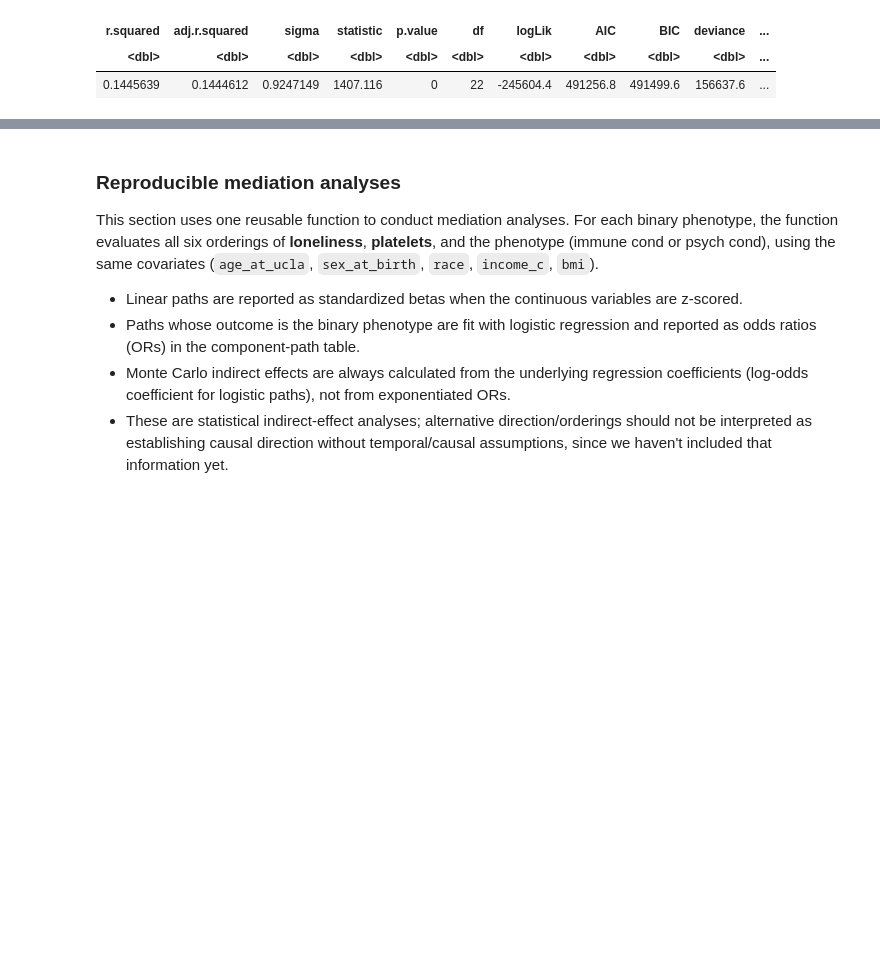
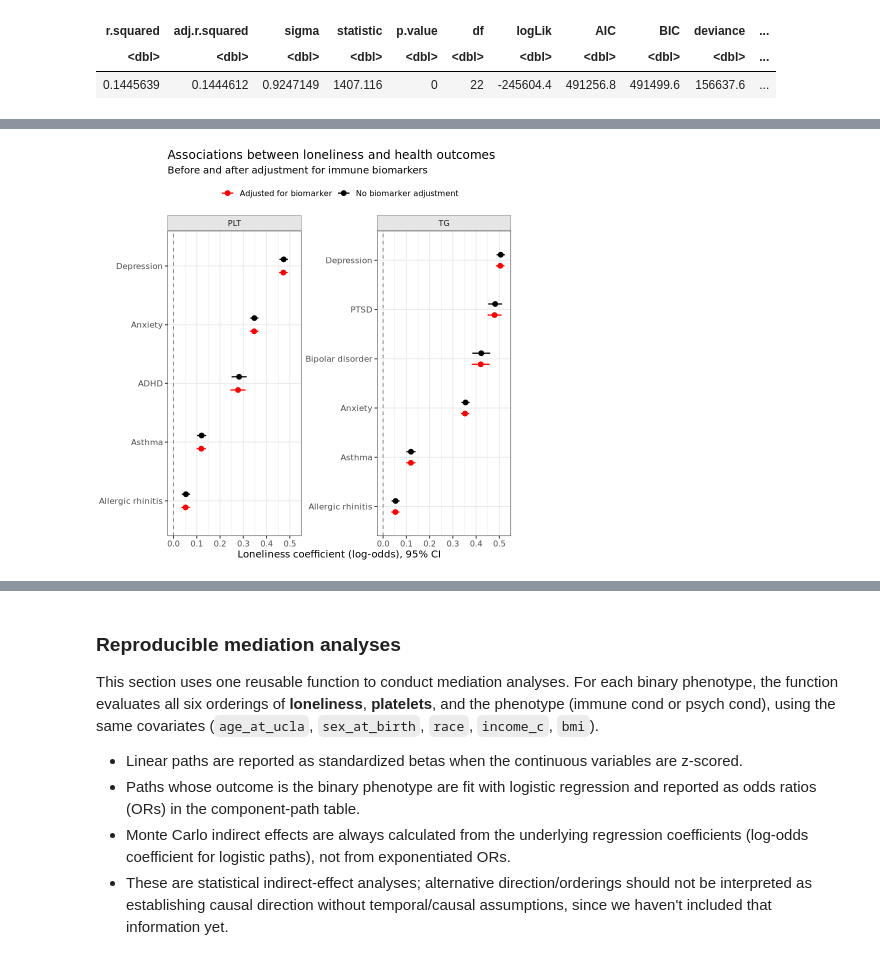
Before and after one commit to ellenmartin11/immune-loneliness, a Jupyter notebook: scripts/AoU/SOBP_Adjusted_Analyses_reproducible_mediation.ipynb, the cells around one changed output, grey strips where cells are left out. Drawn from its saved outputs; the diff is of its cells as text; code cells hidden in the pictures; blank space fills up the shorter version.

```diff
--- a/scripts/AoU/SOBP_Adjusted_Analyses_reproducible_mediation.ipynb
+++ b/scripts/AoU/SOBP_Adjusted_Analyses_reproducible_mediation.ipynb
@@ -2314,0 +2542,9 @@ system(
+# %%
+# within family BH-FDR correction
+loneliness_mediation_results <- loneliness_mediation_results %>%
+  group_by(mediator) %>%
+  mutate(
+    p_fdr = p.adjust(p_indirect, method = "BH"),
+    fdr_significant = p_fdr < 0.05
+  ) %>%
+  ungroup()
@@ -2314,0 +2765,75 @@ system(
+# %%
+pd <- position_dodge(width = 0.45)
+
+p_attenuation <- ggplot(
+  attenuation_dat,
+  aes(
+    x = estimate,
+    y = outcome_plot,
+    color = effect_type
+  )
+) +
+  geom_vline(
+    xintercept = 0,
+    linetype = "dashed",
+    linewidth = 0.5,
+    color = "grey50"
+  ) +
+
+  geom_errorbarh(
+    aes(
+      xmin = ci_low,
+      xmax = ci_high
+    ),
+    height = 0,
+    linewidth = 0.7,
+    position = pd
+  ) +
+
+  geom_point(
+    size = 2.5,
+    position = pd
+  ) +
+
+  facet_wrap(
+    ~ mediator_panel,
+    scales = "free_y",
+    nrow = 1
+  ) +
+
+  tidytext::scale_y_reordered() +
+
+  scale_color_manual(
+    values = c(
+      "No biomarker adjustment" = "black",
+      "Adjusted for biomarker" = "red"
+    ),
+    breaks = c(
+      "Adjusted for biomarker",
+      "No biomarker adjustment"
+    )
+  ) +
+
+  labs(
+    title = "Associations between loneliness and health outcomes",
+    subtitle = "Before and after adjustment for immune biomarkers",
+    x = "Loneliness coefficient (log-odds), 95% CI",
+    y = NULL,
+    color = NULL
+  ) +
+
+  theme_bw(base_size = 12) +
+  theme(
+    legend.position = "top",
+    strip.background = element_rect(
+      fill = "grey90",
+      color = "grey50"
+    ),
+
+    axis.text.y = element_text(
+      size = 10
+    )
+  )
+
+p_attenuation
+# %% [output]
@@ -2314,0 +2841 @@ system(
+[figure, added]
```
Also changed, not shown: parts of 61 cells of this notebook, 12 other files.
